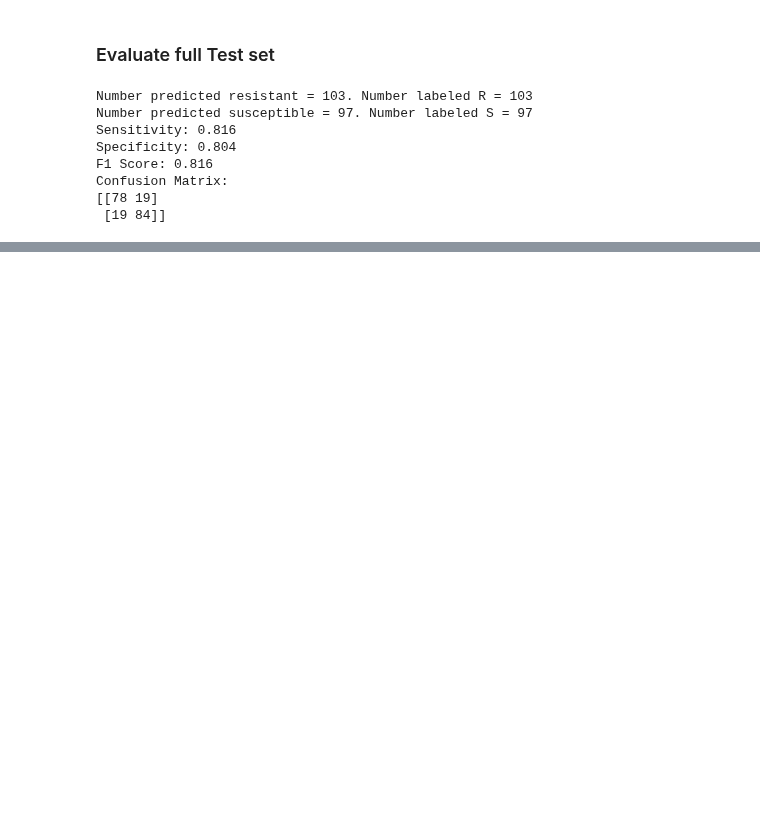
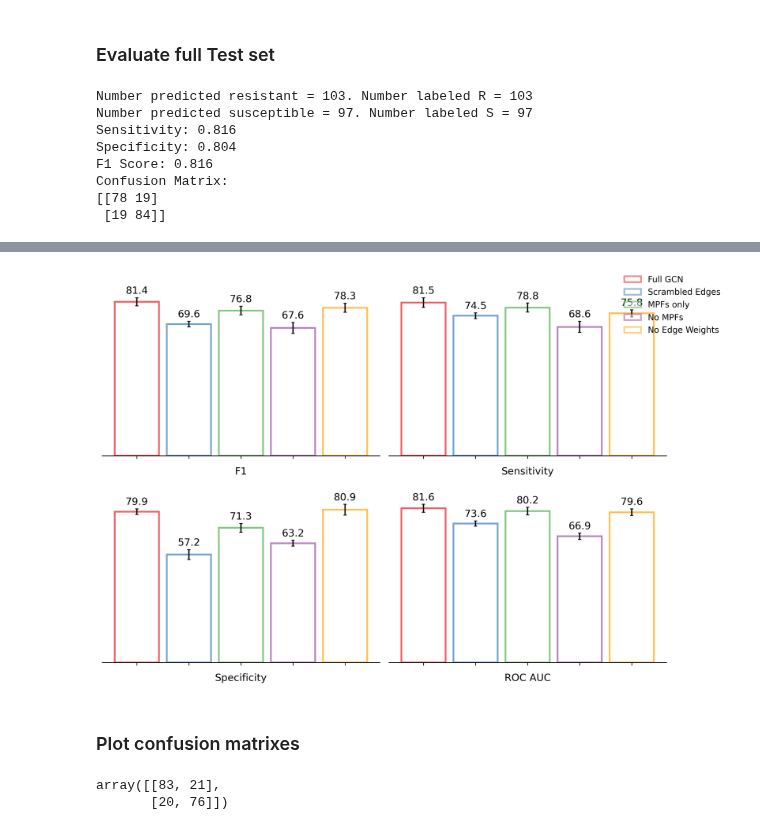
Before and after one commit to fowler-lab/tb-pnca-gnn, a Jupyter notebook: dd_pnca/bootstrapping.ipynb, the cells around one changed output, grey strips where cells are left out. Saved outputs shown, nothing was run; the diff lists cells and outputs as text; code cells hidden in the pictures; blank space fills up the shorter version.

Commit message:
add models

```diff
--- a/dd_pnca/bootstrapping.ipynb
+++ b/dd_pnca/bootstrapping.ipynb
@@ -468,18 +592,20 @@ Name: sensitivity_mean, dtype: float64
 # %%
+from scipy.stats import ttest_rel
+
 models = ['LR', 'NN', 'XB', 'GCN']
 bsap_list = [f"test_{n}" for n in range(10)]
 metrics = ['f1_mean', 'sensitivity_mean', 'specificity_mean', 'roc_auc_mean']
-for ind, model in enumerate(models):
-    for model_2 in models[ind+1:]:
-        if model == model_2 or (model != 'GCN' and model_2 != 'GCN'):
+for ind, m in enumerate(models):
+    for m_2 in models[ind+1:]:
+        if m == m_2 or (m != 'GCN' and m_2 != 'GCN'):
             continue
         for metric in metrics:
             t_stat, p_val = ttest_rel(
-                model_results.loc[(model_results['model'] == model) & (model_results['dataset'].isin(bsap_list)), metric],
-                model_results.loc[(model_results['model'] == model_2) & (model_results['dataset'].isin(bsap_list)), metric]
+                model_results.loc[(model_results['model'] == m) & (model_results['dataset'].isin(bsap_list)), metric],
+                model_results.loc[(model_results['model'] == m_2) & (model_results['dataset'].isin(bsap_list)), metric]
             )
             if p_val <= 0.05:
-                print(f"{model} vs {model_2} {metric}: t-statistic = {t_stat:.3f}, p-value = {p_val}")
+                print(f"{m} vs {m_2} {metric}: t-statistic = {t_stat:.3f}, p-value = {p_val}")
                 if p_val <= 0.001:
                     stars = '***'
                 elif p_val <= 0.01:
@@ -599,0 +834,20 @@ Confusion Matrix:
+# %%
+# GCN results vs control models
+
+model_metrics = control_results_df[control_results_df['dataset'] == 'bootstrapped']
+
+labels = [
+        'Full GCN',
+        'Scrambled Edges',
+        'MPFs only',
+        'No MPFs',
+        'No Edge Weights'
+        ]
+
+plot_metric_bars(model_metrics= model_metrics,
+                 labels=labels
+                 )
+# %% [output]
+[figure, added]
+# %% [markdown]
+### Plot confusion matrixes
@@ -599,0 +856,5 @@ Confusion Matrix:
+# %%
+cms.iloc[1][['TP', 'FP', 'FN', 'TN']].values.astype('int').reshape(2,2)
+# %% [output]
+array([[83, 21],
+       [20, 76]])
```
Also changed, not shown: parts of 26 cells of this notebook, 25 other files.
